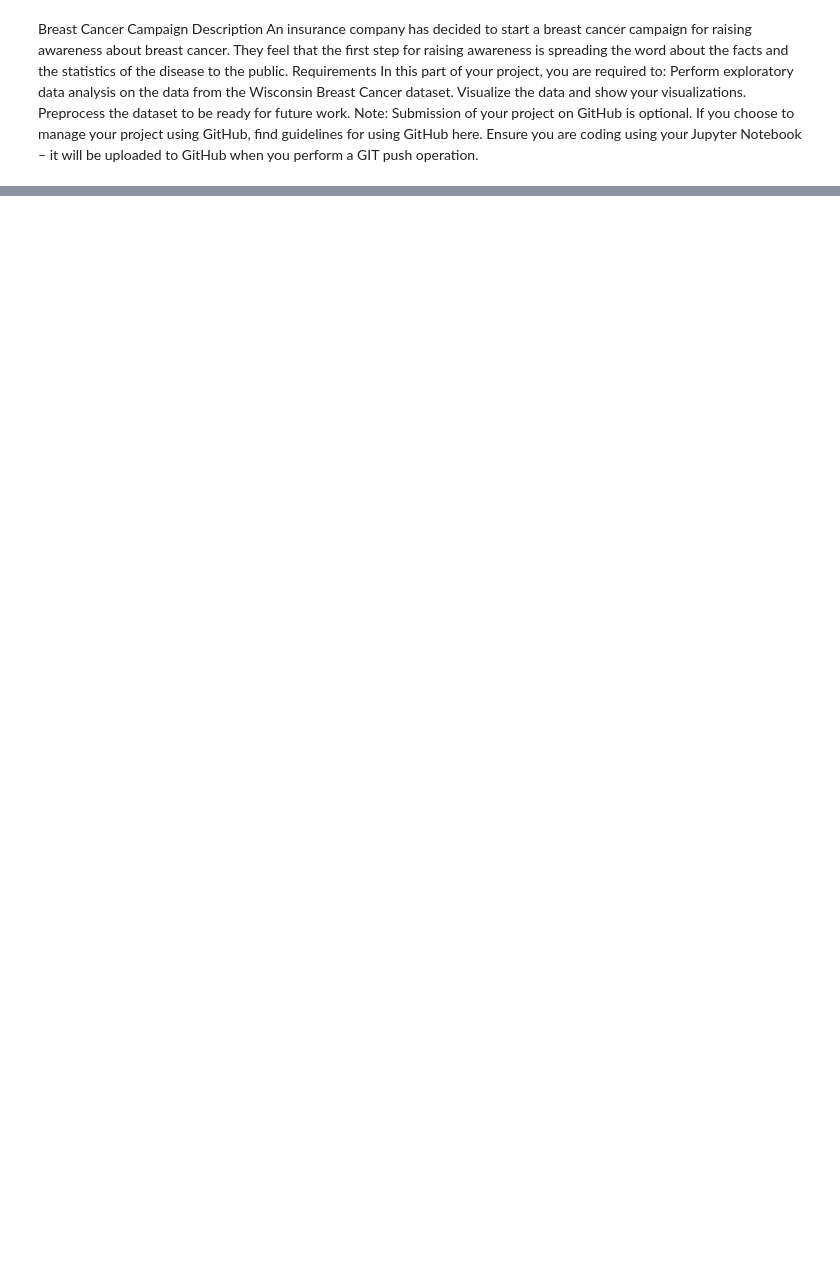
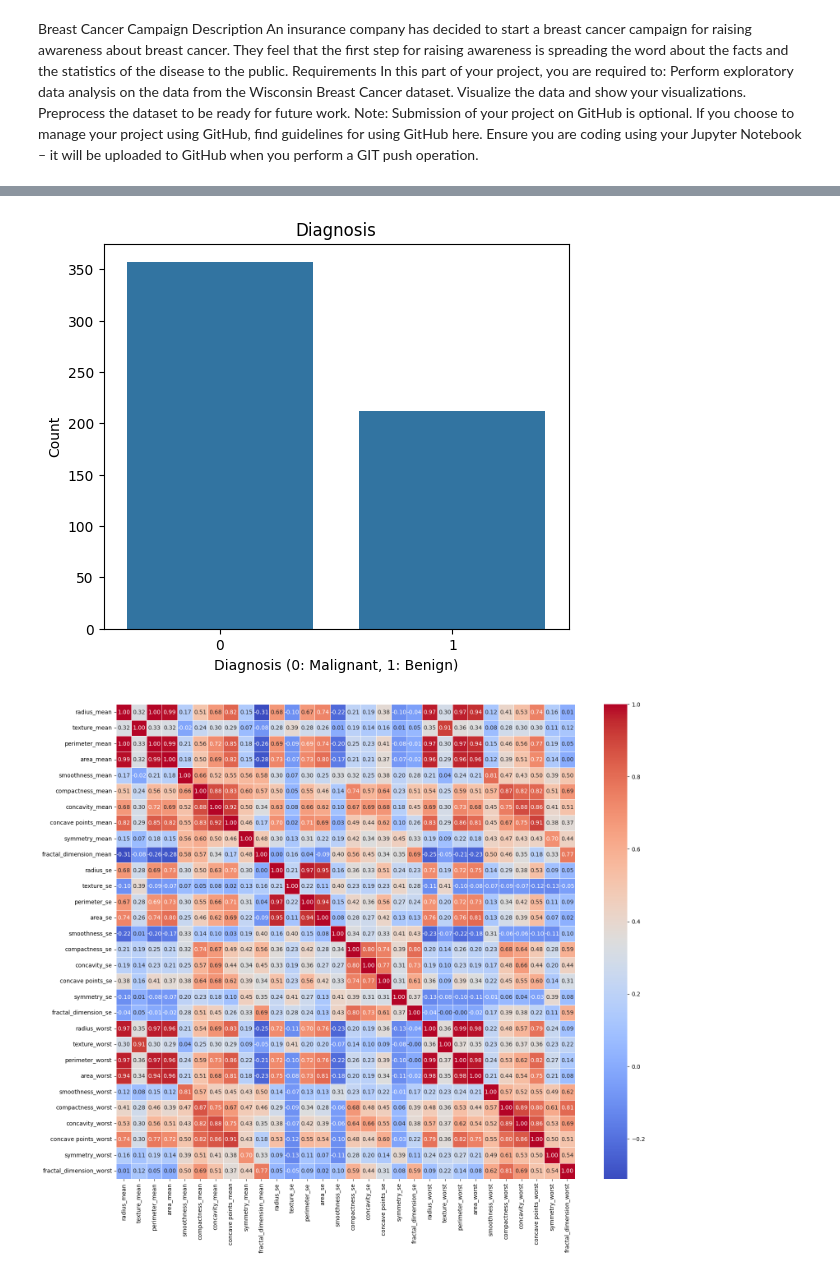
Before and after one commit to jpoitras2k/Git, a Jupyter notebook: Module2 AI Bootcamp/BreastCancerCampaignMiniProject.ipynb, the cells around one changed output, grey strips where cells are left out. Drawn from its saved outputs; the diff is of its cells as text; code cells hidden in the pictures; blank space fills up the shorter version.

```diff
--- a/Module2 AI Bootcamp/BreastCancerCampaignMiniProject.ipynb
+++ b/Module2 AI Bootcamp/BreastCancerCampaignMiniProject.ipynb
@@ -16,8 +16,12 @@ import pandas as pd
 import numpy as np
 import matplotlib.pyplot as plt
 from sklearn.preprocessing import LabelEncoder
+from sklearn.preprocessing import StandardScaler
+scaler = StandardScaler()
+import seaborn as sns
 
 dataset = pd.read_csv('data.csv')
+data_refined = pd.read_csv('data_refined.csv')
 
 # Removed the Column Unmaned 32, as it was empty, and if we did the dropna on rows, all the rows would have been removed
 dataset.drop('Unnamed: 32', axis=1, inplace=True)  # Unnamed column is empty, all 569 rows, axis=1 means Column wise, not row.
@@ -26,9 +30,7 @@ dataset.dropna(inplace = True)
 
 # Step 3
 dataset.drop('id', axis=1, inplace=True)  # Also dont need the ID Attribute as it has no useful data.
-print(dataset.head(10))
-#print(dataset.tail(10))
-
+#print(dataset.head(10))
 
 # Step 4  Encode 'M' (Malignant) and 'B' (Benign) to numerical labels (0 or 1) for Y
 # Separate the data for X and y
@@ -37,5 +39,46 @@ y = dataset['diagnosis']
 # ENcode M = 0 and B = 1
 label_encoder_y= LabelEncoder()
 y_encoded = label_encoder_y.fit_transform(y)
-print (y_encoded)
+# Scaling on X (between a value of 0 and 1)
+X_scaled_array = scaler.fit_transform(X)
+X_scaled = pd.DataFrame(X_scaled_array, columns=X.columns)
+print (X_scaled)
+# Output results to date_refined.csv
+X_scaled.to_csv('data_refined.csv', index=False)
+
+# Step 5 -- Visualization using Seaborn
+# Convert y_encoded back to DataFrame for easy combination and plot labeling
+y_df = pd.DataFrame(y_encoded, columns=['diagnosis_encoded'])
+# Re-combine the scaled features and the encoded target
+data_for_viz = pd.concat([X_scaled.reset_index(drop=True), y_df], axis=1)
+
+# -- Visualization Set 1: Pair Plots for the features
+plt.figure(figsize=(6, 5))
+sns.countplot(x='diagnosis_encoded', data=data_for_viz)
+plt.title('Diagnosis')
+plt.xlabel('Diagnosis (0: Malignant, 1: Benign)')
+plt.ylabel('Count')
+plt.show()
+
+# -- Visualization Set 2: Correlation Matrix heat map
+plt.figure(figsize=(18, 15))
+# Calculate the correlation matrix for all features (excluding the encoded target for X features correlation)
+corr_matrix = X_scaled.corr()
+# Create the heat map
+sns.heatmap(corr_matrix, annot=True, cmap='coolwarm', fmt=".2f", linewidths=.5)
+plt.show()
+
+# --- Visualization Set 3: Box Plots for the features
+features_to_plot = X_scaled.columns[:]
+data_subset = data_for_viz[features_to_plot.tolist() + ['diagnosis_encoded']]
+
+data_melted = pd.melt(data_subset, id_vars="diagnosis_encoded", var_name="Feature", value_name="Scaled Value")
+
+plt.figure(figsize=(15, 8))
+sns.boxplot(x="Feature", y="Scaled Value", hue="diagnosis_encoded", data=data_melted)
+plt.title('Box Plots of Scaled Features, Grouped by Diagnosis')
+plt.xticks(rotation=45, ha='right')
+plt.legend(title='Diagnosis', labels=['Malignant (0)', 'Benign (1)'])
+plt.tight_layout()
+plt.show()
 # %% [output]
@@ -58,0 +102,2 @@ print (y_encoded)
+[figure, added]
+[figure, added]
```
Also changed, not shown: parts of 1 cell of this notebook, 1 other file.
